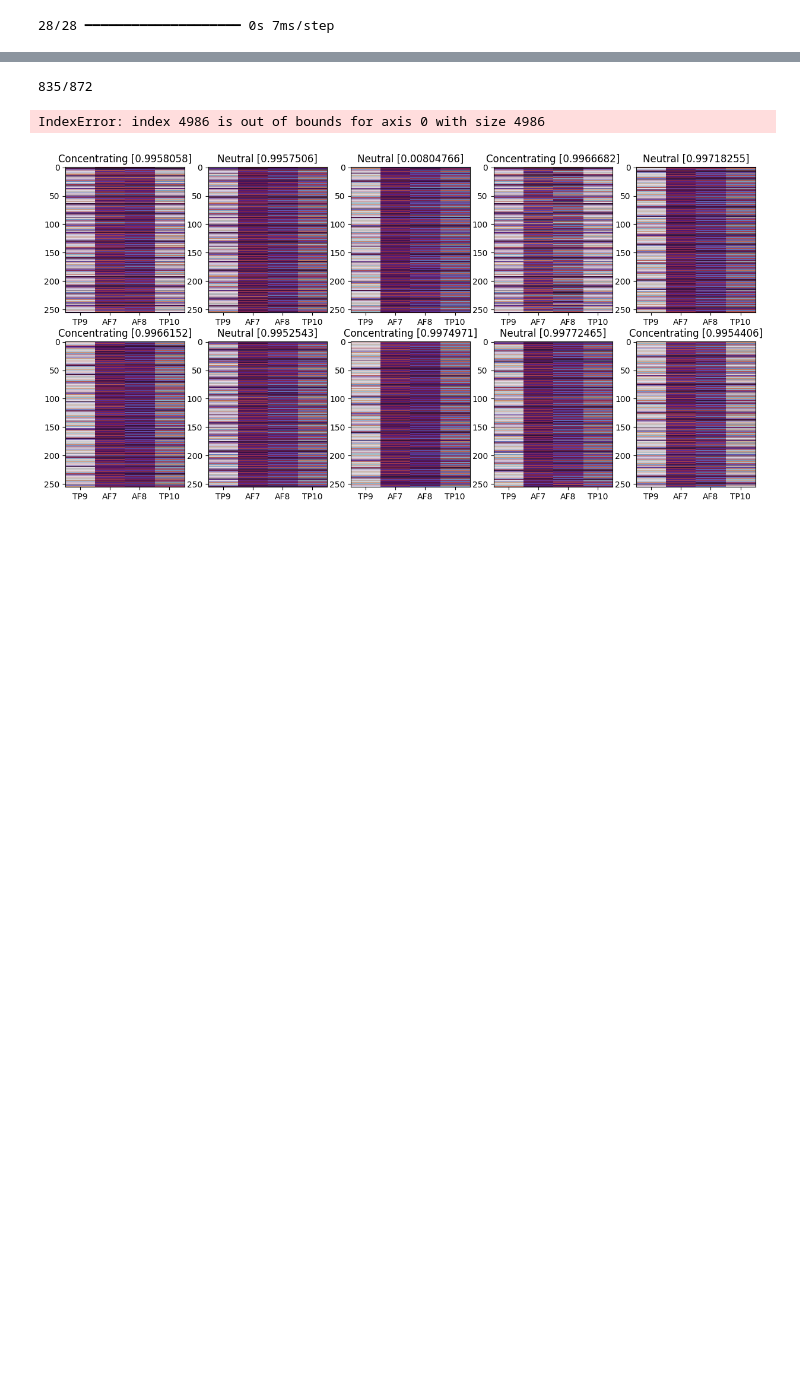
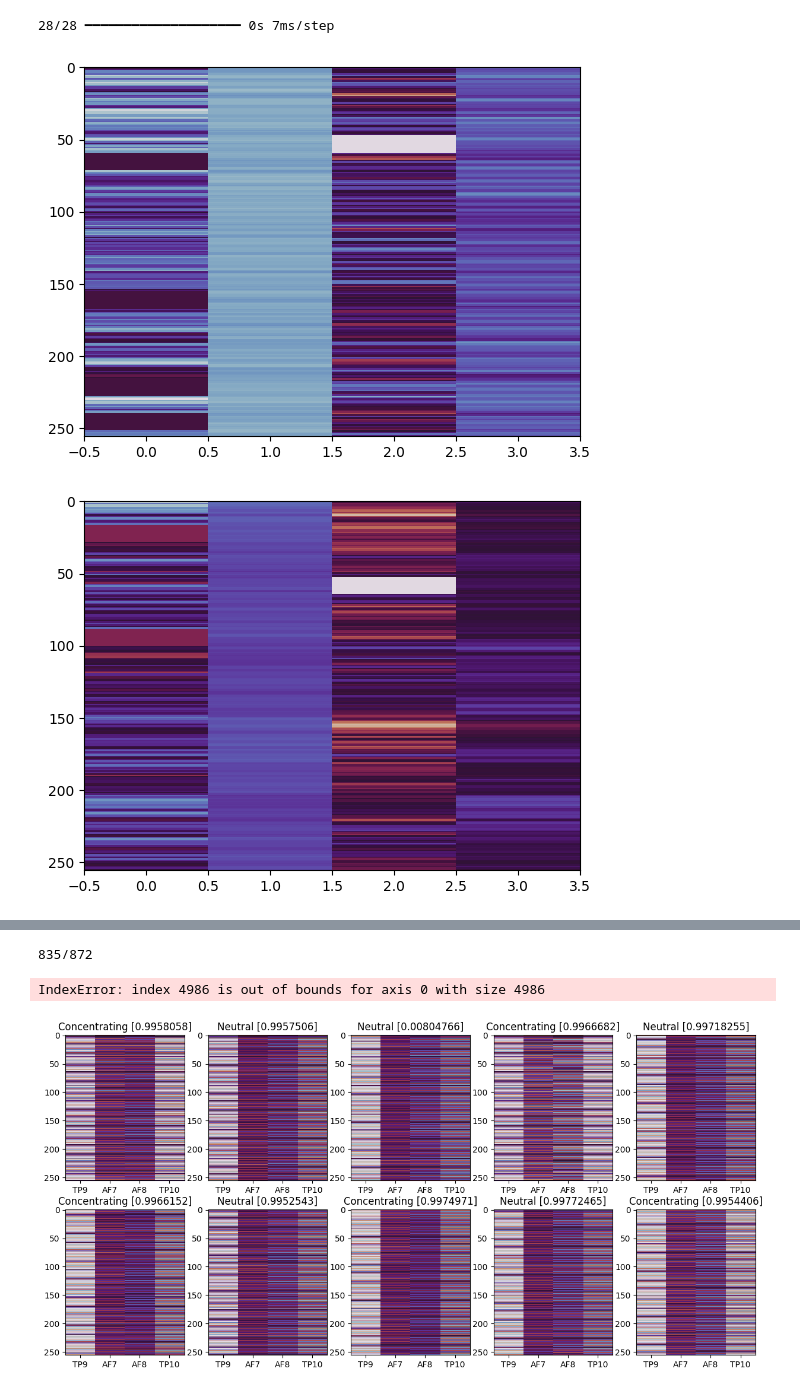
Before and after one commit to JP-Vela/BioHack2025, a Jupyter notebook: classify_streamline.ipynb, the cells around one changed output, grey strips where cells are left out. Drawn from its saved outputs; the diff is of its cells as text; code cells hidden in the pictures; blank space fills up the shorter version.

```diff
--- a/classify_streamline.ipynb
+++ b/classify_streamline.ipynb
@@ -164,19 +136,16 @@ input_shape = (256, 4)
 model = keras.Sequential([
     layers.Conv1D(32, kernel_size=5, activation='relu', input_shape=input_shape),
     layers.MaxPooling1D(pool_size=2),
-    layers.Conv1D(64, kernel_size=3, activation='relu'),
+    layers.Conv1D(64, kernel_size=5, activation='relu')#, kernel_regularizer=regularizers.l2(0.001)),
     layers.MaxPooling1D(pool_size=2),
-    layers.Conv1D(128, kernel_size=3, activation='relu', kernel_regularizer=regularizers.l2(0.004)),
-    layers.MaxPooling1D(pool_size=2),
+    layers.Conv1D(128, kernel_size=5, activation='relu'),
     layers.Flatten(),
-    # layers.Dense(128, activation='relu'),
-    # layers.Dense(64, activation='relu'),
-    layers.Dense(32, activation='relu'),
+    layers.Dense(128, activation='relu'),
     layers.Dense(1, activation='sigmoid')  # Two output neurons for two classes
 ])
 
 # Compile the model
-model.compile(optimizer='adam',
+model.compile(optimizer='adam',#keras.optimizers.Adam(learning_rate=0.01),
               loss='binary_crossentropy',
               metrics=['accuracy'])
 
@@ -185,5 +156,5 @@ model.compile(optimizer='adam',
 # %%
-filepath = "models/best_model_3.keras"
+filepath = "models/testing_model.keras"
 checkpoint = ModelCheckpoint(
     filepath,
     monitor='val_accuracy',
@@ -193,5 +164,5 @@ checkpoint = ModelCheckpoint(
 )
 
 
-model.fit(X_train_scaled, y_train, epochs=2, validation_data=(X_test_scaled, y_test), callbacks=[checkpoint])
+model.fit(X_train_scaled, y_train, epochs=120, validation_data=(X_test_scaled, y_test), callbacks=[checkpoint])
 # %% [output]
@@ -225,3 +205,11 @@ from matplotlib.lines import Line2D
 def plotit(sample):
     plt.imshow(sample, cmap='twilight', interpolation='nearest', aspect='auto')
     plt.show()
+# %%
+for sample in X_train_scaled[100:110]:
+    plotit(sample)
+
+# print(y_train[20:25])
+# %% [output]
+[figure, added]
+[figure, added]
```
Also changed, not shown: parts of 8 cells of this notebook, 33 other files.
